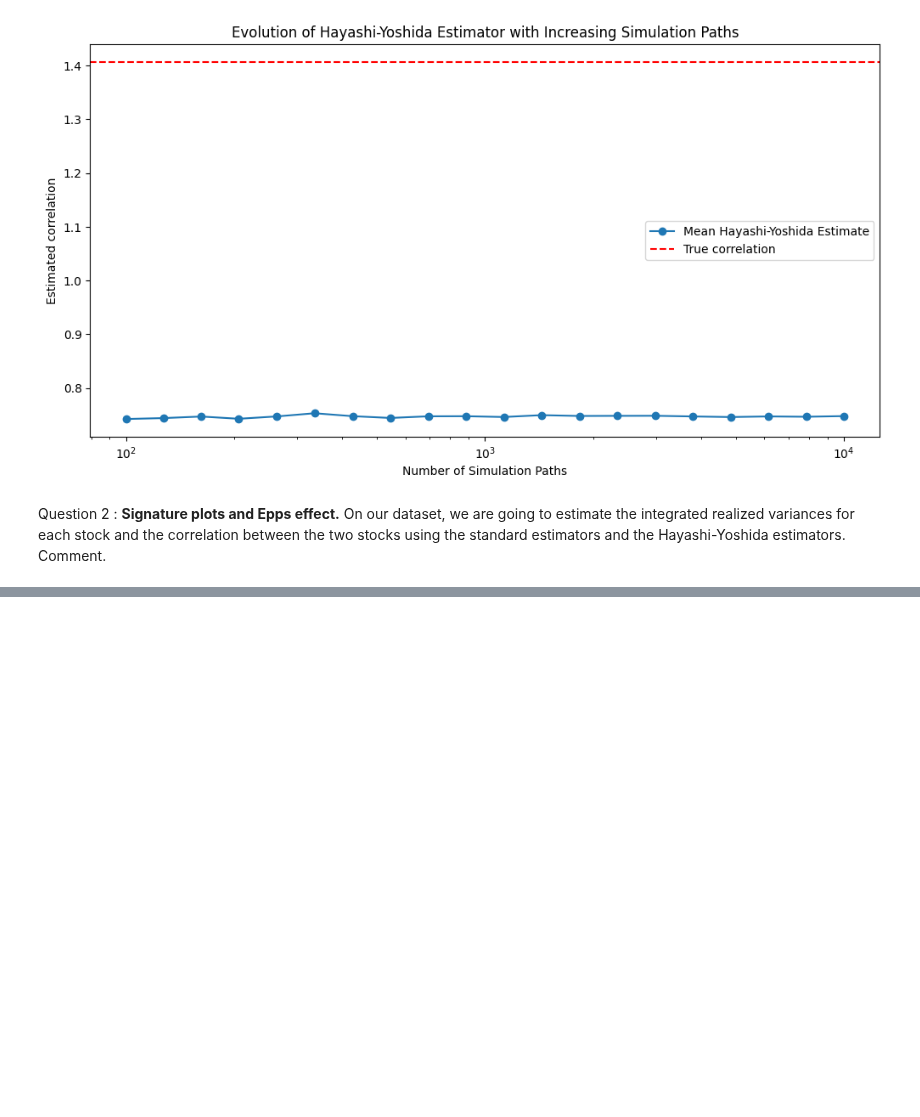
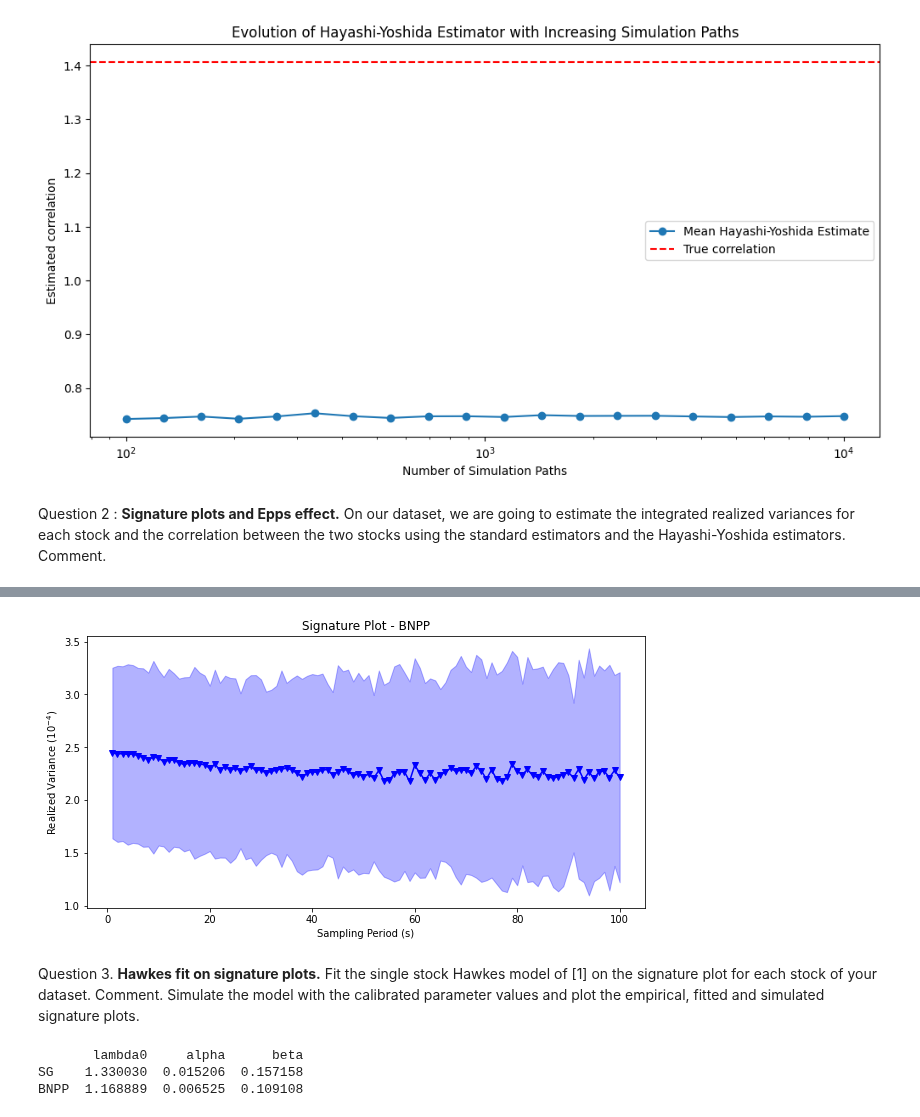
Before and after one commit to ethantrentin/High-Frequency-Data-Limit-Order-Books, a Jupyter notebook: DHF-LAB4-BOISTARD-ROCHE-TRENTIN.ipynb, the cells around one changed output, grey strips where cells are left out. Saved outputs shown, nothing was run; the diff lists cells and outputs as text; code cells hidden in the pictures; blank space fills up the shorter version.

```diff
--- a/DHF-LAB4-BOISTARD-ROCHE-TRENTIN.ipynb
+++ b/DHF-LAB4-BOISTARD-ROCHE-TRENTIN.ipynb
@@ -403,5 +412,5 @@ filename_df_SG.head()
 # %%
-data_path_BNPP = "Data/BNPP/"
+data_path_BNPP = "./Data/BNPP/"
 file_list_BNPP = [
     "BNPP_20170117.csv.gz",
     "BNPP_20170118.csv.gz",
@@ -418,7 +427,7 @@ file_list_BNPP = [
 ]
 df_list_BNPP = []
 for file in file_list_BNPP:
-    df_BNPP = pd.read_csv(file, compression='gzip')
+    df_BNPP = pd.read_csv(data_path_BNPP + file, compression='gzip')
     df_BNPP.drop(df_BNPP.columns[0], axis=1, inplace=True)
     df_BNPP['ets'] = pd.to_datetime(df_BNPP['ets'], format="%Y%m%d:%H:%M:%S.%f")
     df_list_BNPP.append(df_BNPP)
@@ -481,5 +500,7 @@ signature_plot(filtered_df_SG, sampling_periods, "SG")
 # %%
-signature_plot(filtered_df_BNPP, sampling_periods, "BNPP")
+BNPP_signature = signature_plot(filtered_df_BNPP, sampling_periods, "BNPP")
+# %% [output]
+[figure, added]
 # %%
 def compute_standard_correlation_for_day(df1, df2, sampling_period):
     """This function aligns the two dataframes on the same temporal references for one day (we will use it in an another function to use all days). It creates a common grid, synchronizes the prices, calculates the log-returns and finally the correlation.
@@ -615,3 +636,5 @@ filtered_df_BNPP.loc[:, 'ets'] = pd.to_datetime(filtered_df_BNPP['ets'])
 sampling_periods = numpy.arange(1,201,1)
 
 plot_correlation_estimators(filtered_df_SG, filtered_df_BNPP, sampling_periods)
+# %% [markdown]
+Question 3. **Hawkes fit on signature plots.** Fit the single stock Hawkes model of [1] on the signature plot for each stock of your dataset. Comment. Simulate the model with the calibrated parameter values and plot the empirical, fitted and simulated signature plots.
@@ -617,0 +648,9 @@ plot_correlation_estimators(filtered_df_SG, filtered_df_BNPP, sampling_periods)
+# %%
+params_SG, _ = scipy.optimize.curve_fit(theoretical_signature, sampling_periods, SG_signature, p0=[0.1, 0.5, 1.0])
+params_BNPP, _ = scipy.optimize.curve_fit(theoretical_signature, sampling_periods, BNPP_signature, p0=[0.1, 0.5, 1.0])
+results = pd.DataFrame([params_SG, params_BNPP], columns=['lambda0', 'alpha', 'beta'], index=['SG', 'BNPP'])
+print(results.to_string())
+# %% [output]
+       lambda0     alpha      beta
+SG    1.330030  0.015206  0.157158
+BNPP  1.168889  0.006525  0.109108
```
Also changed, not shown: parts of 21 cells of this notebook.
